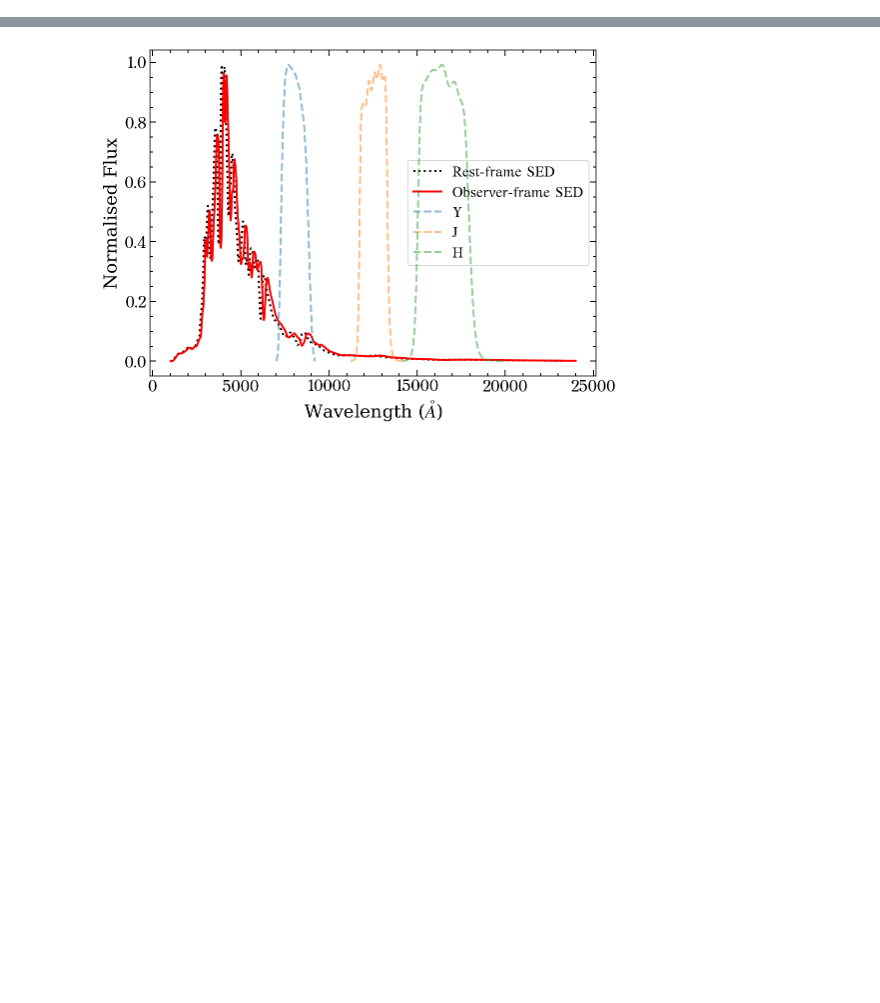
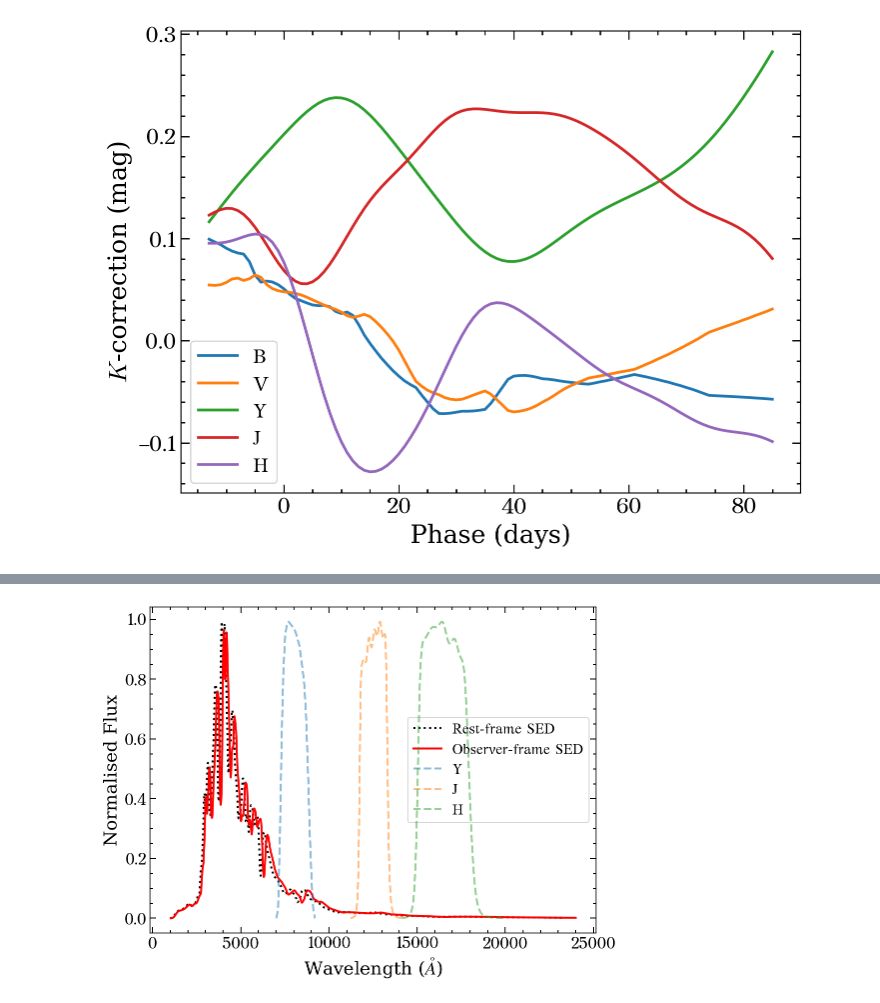
Before and after one commit to temuller/kcorrection, a Jupyter notebook: K-correction.ipynb, the cells around one changed output, grey strips where cells are left out. Cells and saved outputs as stored; diff of their text form; code cells hidden in the pictures; blank space fills up the shorter version.

```diff
--- a/K-correction.ipynb
+++ b/K-correction.ipynb
@@ -530,3 +536,7 @@ class SEDTemplate(object):
 # %%
 z = 0.03
-sed = SEDTemplate(z, 'SNIa', bands='BVRIgrizY')
+sed = SEDTemplate(z, 'SNIa', bands='BVYJH')
+# %%
+sed.plot_k_correction()
+# %% [output]
+[figure, added]
```
Also changed, not shown: parts of 6 cells of this notebook.
